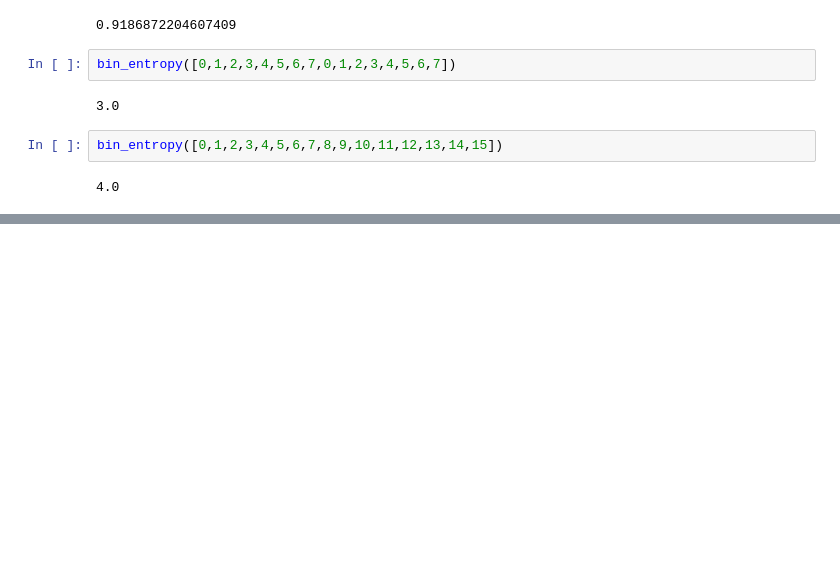
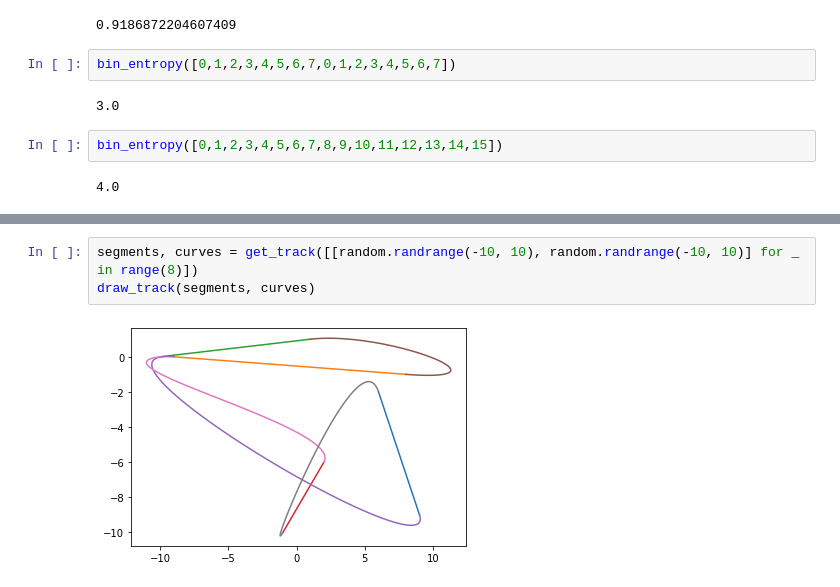
Before and after one commit to sjmikler/TORCS-track-generation, a Jupyter notebook: notebooks/bezier.ipynb, the cells around one changed output, grey strips where cells are left out. Saved outputs shown, nothing was run; the diff lists cells and outputs as text; blank space fills up the shorter version.

Commit message:
Added checking for track self-crossing to notebook

```diff
--- a/notebooks/bezier.ipynb
+++ b/notebooks/bezier.ipynb
@@ -536,0 +600,5 @@ bin_entropy([0,1,2,3,4,5,6,7,8,9,10,11,12,13,14,15])
+# %%
+segments, curves = get_track([[random.randrange(-10, 10), random.randrange(-10, 10)] for _ in range(8)])
+draw_track(segments, curves)
+# %% [output]
+[figure, added]
```
Also changed, not shown: parts of 11 cells of this notebook.
